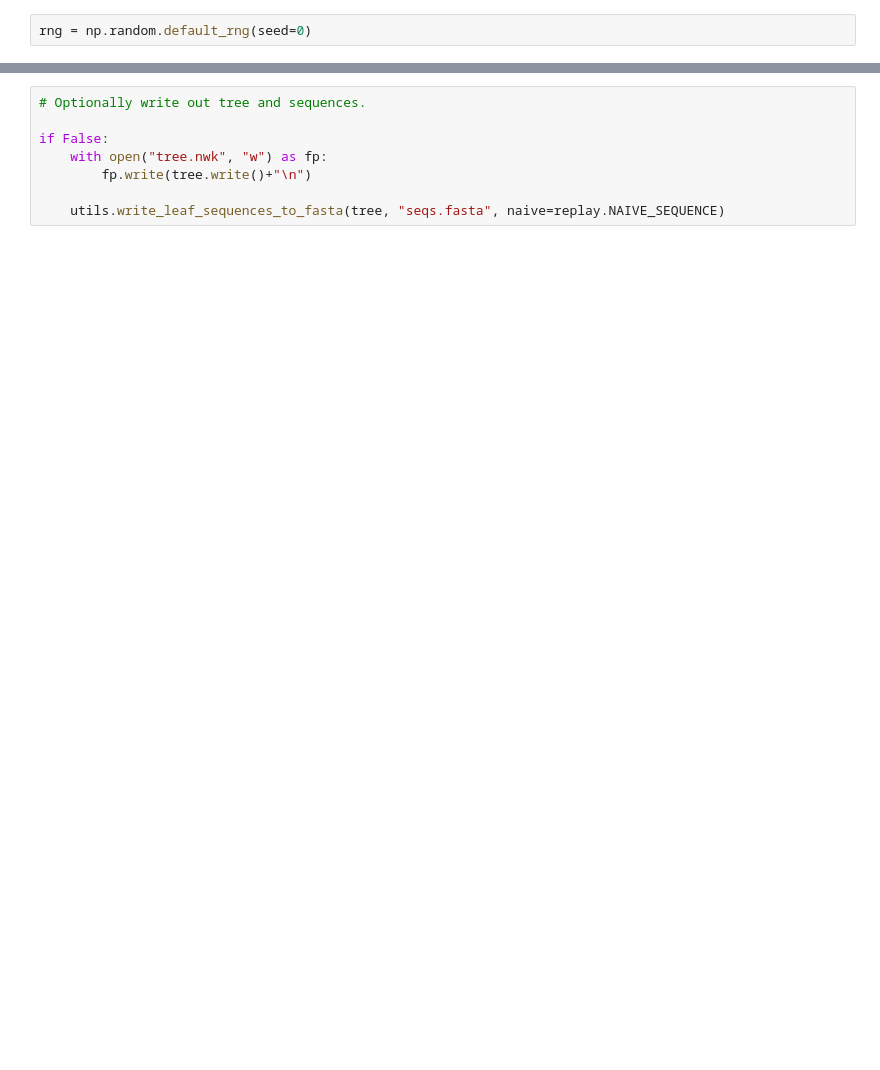
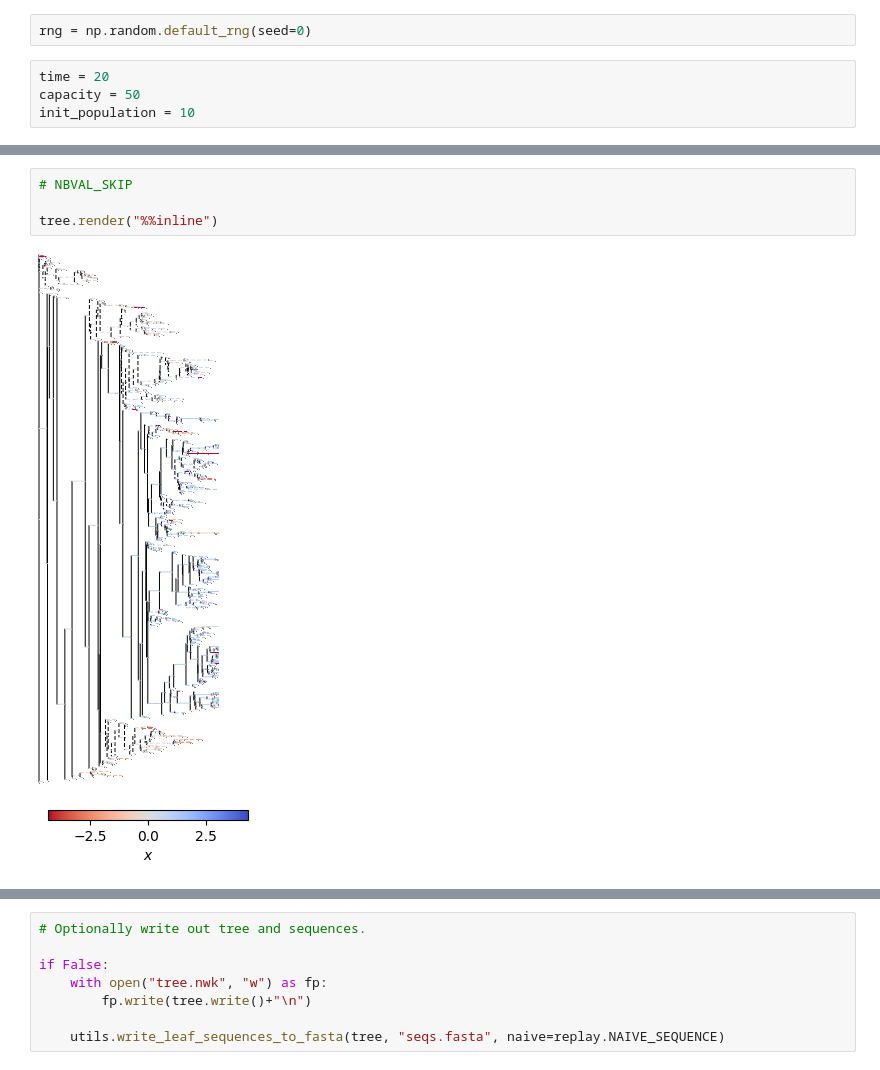
Before and after one commit to matsengrp/gcdyn, a Jupyter notebook: notebooks/bdms_replay.ipynb, the cells around one changed output, grey strips where cells are left out. Cells and saved outputs as stored; diff of their text form; blank space fills up the shorter version.

```diff
--- a/notebooks/bdms_replay.ipynb
+++ b/notebooks/bdms_replay.ipynb
@@ -46,3 +53,7 @@ mutator = mutators.SequencePhenotypeMutator(mutators.ContextMutator(mutability=r
 # %%
 rng = np.random.default_rng(seed=0)
+# %%
+time = 20
+capacity = 50
+init_population = 10
 # %%
@@ -87,0 +86,7 @@ KeyboardInterrupt:
+# %%
+# NBVAL_SKIP
+
+tree.render("%%inline")
+# %% [output]
+[figure, added]
+[figure, added]
```
Also changed, not shown: parts of 12 cells of this notebook, 3 other files.
